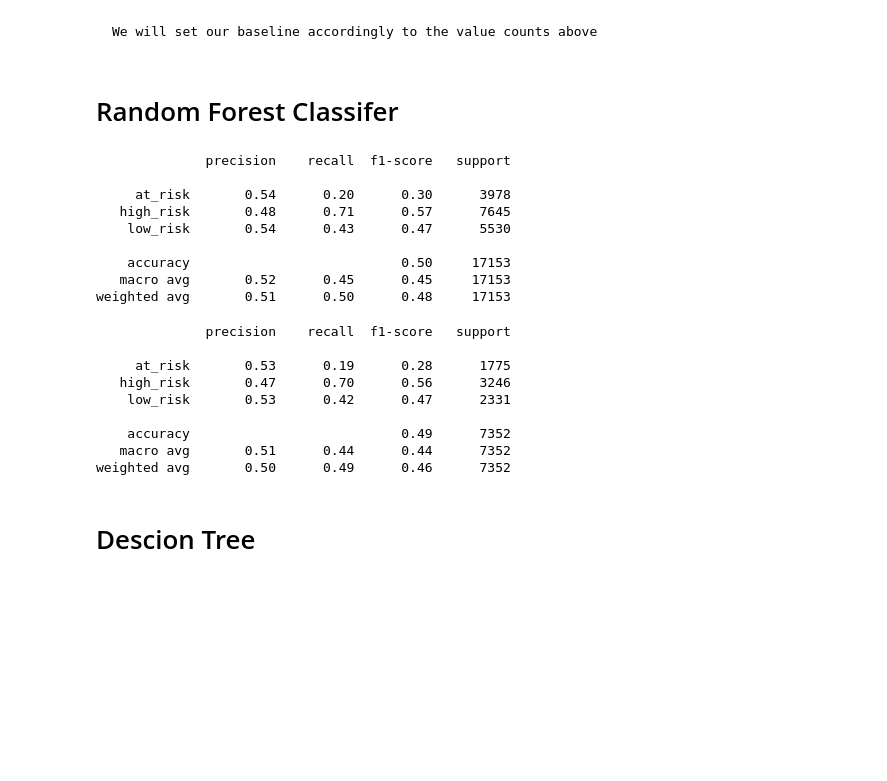
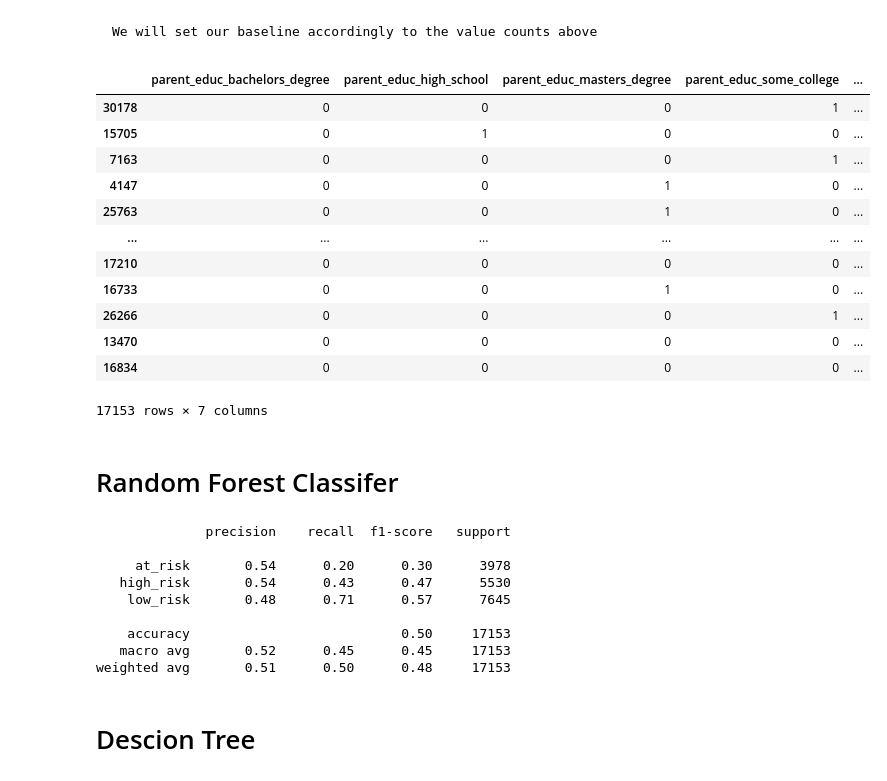
Before and after one commit to Fermin-Garcia/EduTrends, a Jupyter notebook: modeling.ipynb, the cells around one changed output. Saved outputs shown, nothing was run; the diff lists cells and outputs as text; code cells hidden in the pictures; blank space fills up the shorter version.

```diff
--- a/modeling.ipynb
+++ b/modeling.ipynb
@@ -57,4 +55,20 @@ at_risk       7190
 Name: count, dtype: int64
 # %% [markdown]
     We will set our baseline accordingly to the value counts above
+# %%
+X_train
+# %% [output]
+|  | parent_educ_bachelors_degree | parent_educ_high_school | parent_educ_masters_degree | parent_educ_some_college | ... |
+| 30178 | 0 | 0 | 0 | 1 | ... |
+| 15705 | 0 | 1 | 0 | 0 | ... |
+| 7163 | 0 | 0 | 0 | 1 | ... |
+| 4147 | 0 | 0 | 1 | 0 | ... |
+| 25763 | 0 | 0 | 1 | 0 | ... |
+| ... | ... | ... | ... | ... | ... |
+| 17210 | 0 | 0 | 0 | 0 | ... |
+| 16733 | 0 | 0 | 1 | 0 | ... |
+| 26266 | 0 | 0 | 0 | 1 | ... |
+| 13470 | 0 | 0 | 0 | 0 | ... |
+| 16834 | 0 | 0 | 0 | 0 | ... |
+17153 rows × 7 columns
 # %%
@@ -68,23 +82,23 @@ rf = RandomForestClassifier(bootstrap=True,
                             criterion='gini',
                             min_samples_leaf=8,
                             n_estimators=100,
-                            max_depth=10,
+                            max_depth=6,
                             random_state=123)
 
 rf.fit(X_train, y_train)
-y_pred = rf.predict(X_train)
+y_pred_rf = rf.predict(X_train)
 y_pred_proba = rf.predict_proba(X_train)
 train_models = pd.DataFrame()
 train_models['actual'] = y_train
 train_models['baseline'] = 'low_risk'
-train_models['random_forest'] = y_pred
-print(classification_report(y_train, y_pred))
+train_models['random_forest'] = y_pred_rf
+print(classification_report(y_train, y_pred_rf))
 # %% [output]
               precision    recall  f1-score   support
 
      at_risk       0.54      0.20      0.30      3978
-   high_risk       0.48      0.71      0.57      7645
-    low_risk       0.54      0.43      0.47      5530
+   high_risk       0.54      0.43      0.47      5530
+    low_risk       0.48      0.71      0.57      7645
 
     accuracy                           0.50     17153
    macro avg       0.52      0.45      0.45     17153
@@ -94,37 +106,27 @@ y_validate.drop(columns='final_score',inplace=True)
 # %%
-# Make the model
-rf = RandomForestClassifier(bootstrap=True,
-                            class_weight=None,
-                            criterion='gini',
-                            min_samples_leaf=8,
-                            n_estimators=100,
-                            max_depth=10,
-                            random_state=123)
+# # Make the model
+# rf = RandomForestClassifier(bootstrap=True,
+#                             class_weight=None,
+#                             criterion='gini',
+#                             min_samples_leaf=8,
+#                             n_estimators=100,
+#                             max_depth=10,
+#                             random_state=123)
 
-rf.fit(X_train, y_train)
+# rf.fit(X_train, y_train)
 
-# Use the model to predict the validation group
-y_pred = rf.predict(X_validate)
-y_pred_proba = rf.predict_proba(X_validate)
+# # Use the model to predict the validation group
+# y_pred = rf.predict(X_validate)
+# y_pred_proba = rf.predict_proba(X_validate)
 
-# Create a DataFrame to store the results
-validate_models = pd.DataFrame()
-validate_models['actual'] = y_validate
-validate_models['baseline'] = 'low_risk'
-validate_models['random_forest'] = y_pred
+# # Create a DataFrame to store the results
+# validate_models = pd.DataFrame()
+# validate_models['actual'] = y_validate
+# validate_models['baseline'] = 'low_risk'
+# validate_models['random_forest'] = y_pred
 
-# Print the classification report for the validation group
-print(classification_report(y_validate, y_pred))
+# # Print the classification report for the validation group
+# print(classification_report(y_validate, y_pred))
-# %% [output]
-              precision    recall  f1-score   support
-
-     at_risk       0.53      0.19      0.28      1775
-   high_risk       0.47      0.70      0.56      3246
-    low_risk       0.53      0.42      0.47      2331
-
-    accuracy                           0.49      7352
-   macro avg       0.51      0.44      0.44      7352
-weighted avg       0.50      0.49      0.46      7352
 # %% [markdown]
 # Descion Tree
 # %%
```
Also changed, not shown: parts of 20 cells of this notebook, 2 other files.
